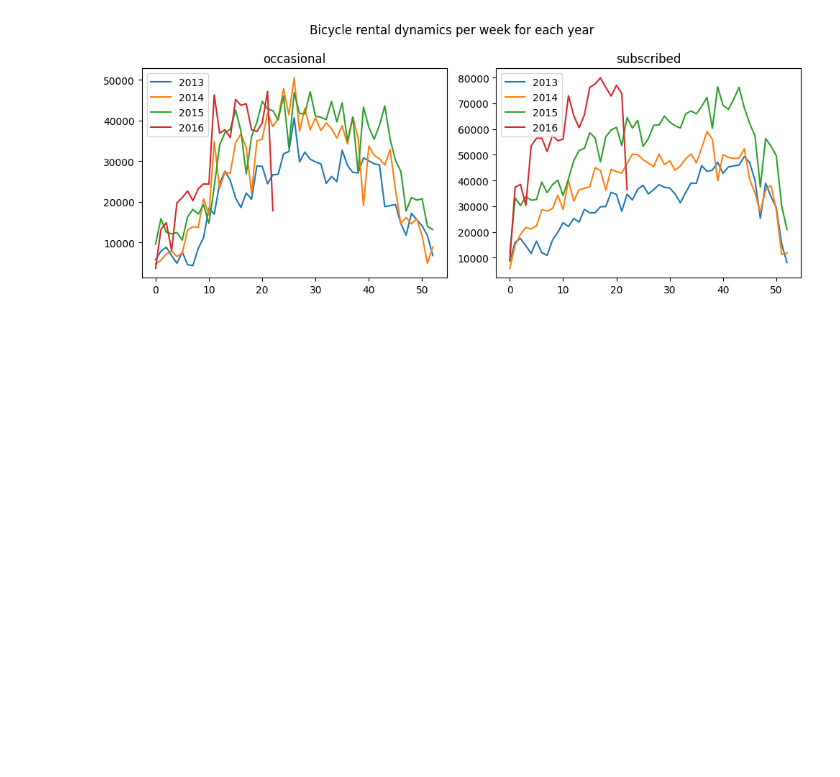
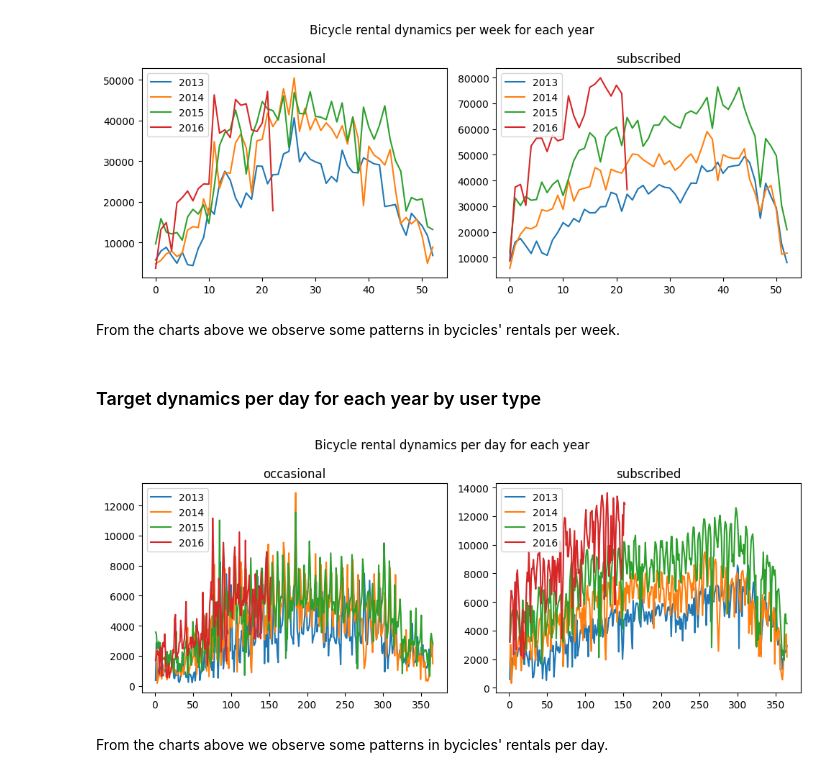
Before and after one commit to VaheC/MH_BicycleDemand_Hackathon, a Jupyter notebook: eda.ipynb, the cells around one changed output. Cells and saved outputs as stored; diff of their text form; code cells hidden in the pictures; blank space fills up the shorter version.

Commit message:
add target dynamics per day for each year

```diff
--- a/eda.ipynb
+++ b/eda.ipynb
@@ -362,3 +368,37 @@ plt.suptitle("Bicycle rental dynamics per week for each year")
 plt.tight_layout()
 # %% [output]
 [figure]
+# %% [markdown]
+From the charts above we observe some patterns in bycicles' rentals per week.
+# %% [markdown]
+### Target dynamics per day for each year by user type
+# %%
+train_df['dayofyear'] = train_df['Datetime'].dt.dayofyear
+
+year_day_grouped_df = train_df.groupby(['St_Year', 'dayofyear', 'User_type'], as_index=False)['Rental_Bicycles_Count'].sum()
+
+plot_idx = 0
+
+plt.figure(figsize=(10, 4))
+
+for user_type in year_day_grouped_df['User_type'].unique():
+    plot_idx += 1
+    year_day_grouped_df2 = year_day_grouped_df[year_day_grouped_df['User_type']==user_type]
+    for year in year_day_grouped_df2['St_Year'].unique():
+
+        year_day_grouped_df3 = year_day_grouped_df2[
+            (year_day_grouped_df2['St_Year']==year)
+        ]
+
+        plt.subplot(1, 2, plot_idx)
+        plt.plot(year_day_grouped_df3['dayofyear'], year_day_grouped_df3['Rental_Bicycles_Count'], label=year)
+
+    plt.title(f"{user_type}")
+    plt.legend()
+
+plt.suptitle("Bicycle rental dynamics per day for each year")
+plt.tight_layout()
+# %% [output]
+[figure, added]
+# %% [markdown]
+From the charts above we observe some patterns in bycicles' rentals per day.
```
Also changed, not shown: parts of 3 cells of this notebook.
